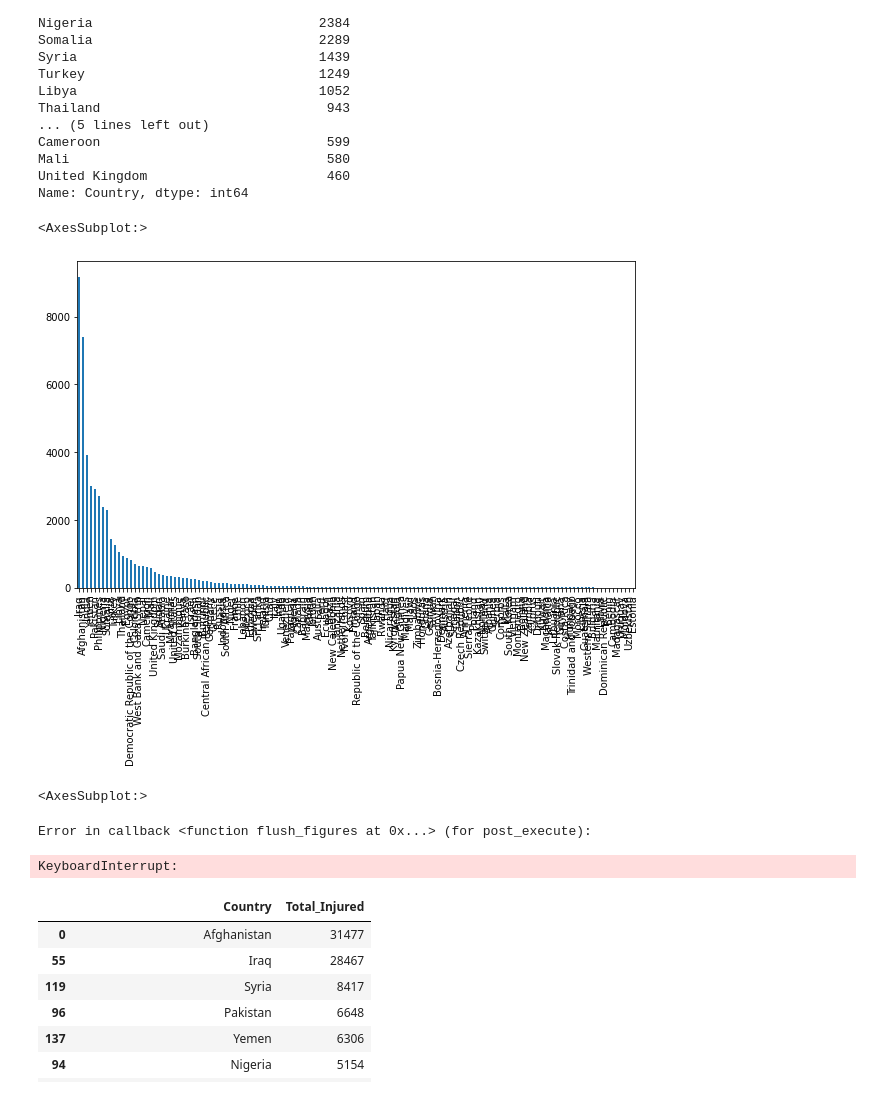
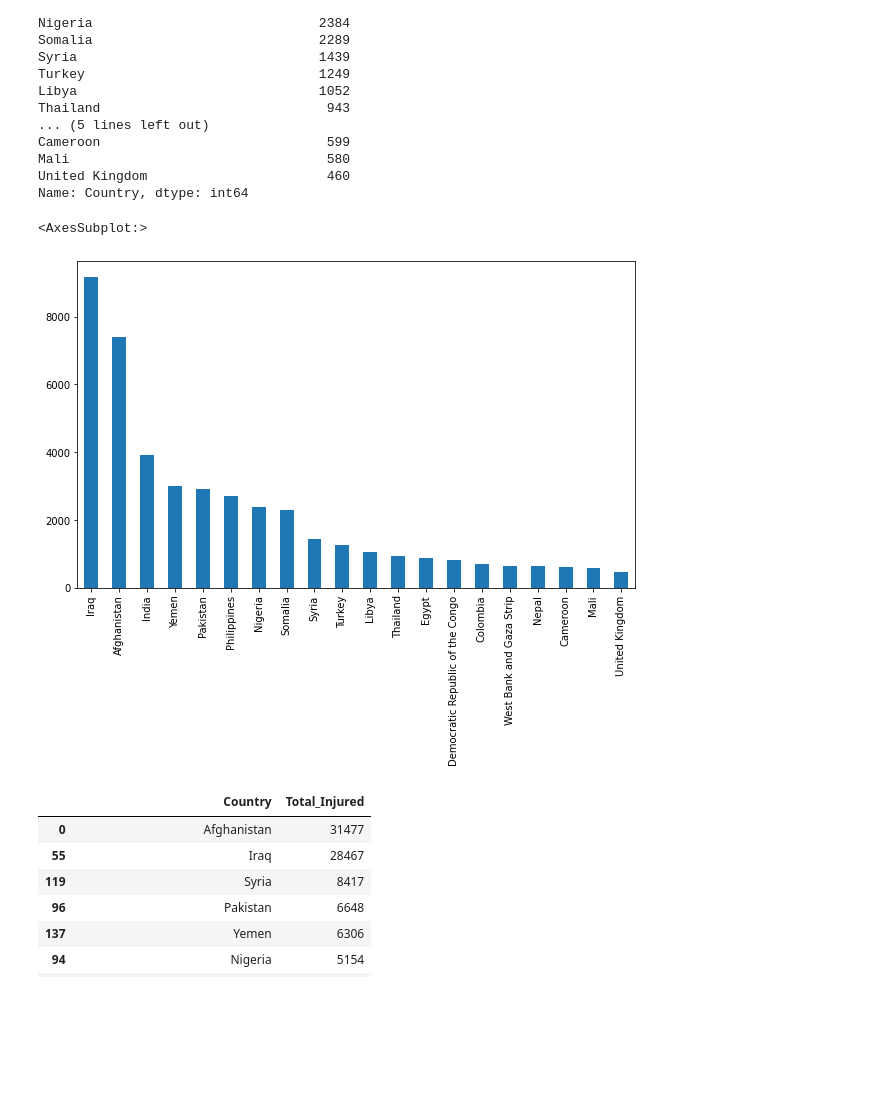
Before and after one commit to devalornir/gtd-project, a Jupyter notebook: test.ipynb, the cells around one changed output. Cells and saved outputs as stored; diff of their text form; code cells hidden in the pictures; blank space fills up the shorter version.

```diff
--- a/test.ipynb
+++ b/test.ipynb
@@ -17,11 +26,18 @@ plt.rcParams['figure.figsize'] = (10, 6)
 
 from mpl_toolkits.mplot3d import Axes3D
 from matplotlib import cm
+# %%
+def replace_cols(dataframe, cols_to_replace, obj_to_replace, replacement):
+    dataframe[cols_to_replace] = dataframe[cols_to_replace].replace(obj_to_replace, replacement)
+    return dataframe
 # %%
 df = pd.read_csv('output.csv', header=0, sep=',', index_col=0)
 cols_to_replace = ['Fatalities', 'Injured']
-df[cols_to_replace] = df[cols_to_replace].replace('Unknown', '0')
+# df[cols_to_replace] = df[cols_to_replace].replace('Unknown', '0')
+df = replace_cols(df, cols_to_replace, 'Unknown', '0' )
 df[cols_to_replace] = df[cols_to_replace].astype(str).astype(int)
+cols_to_replace =['Perpetrator', 'Target']
+df = replace_cols(df, cols_to_replace, 'Unknown', np.nan)
 df.head()
 # %% [output]
 |  | Date | Country | City | Perpetrator | Fatalities | Injured | Target |
@@ -63,16 +79,10 @@ United Kingdom                       460
 Name: Country, dtype: int64
 # %%
 # df_country_event_count.plot()
-df['Country'].value_counts().plot(kind='bar', y='Country')
+df['Country'].value_counts().head(20).plot(kind='bar', y='Country')
 # %% [output]
 <AxesSubplot:>
-[figure, old version]
+[figure, new version]
-# %%
-df['City'].value_counts().plot(kind='bar', y='City')
-# %% [output]
-<AxesSubplot:>
-Error in callback <function flush_figures at 0x...> (for post_execute):
-KeyboardInterrupt:
 # %%
 df_country_Injured = df.groupby(['Country'])['Injured'].sum().reset_index(name ='Total_Injured')
 df_country_Injured = df_country_Injured.sort_values(by =['Total_Injured'], ascending=False)
```
Also changed, not shown: parts of 37 cells of this notebook, 2 other files.
